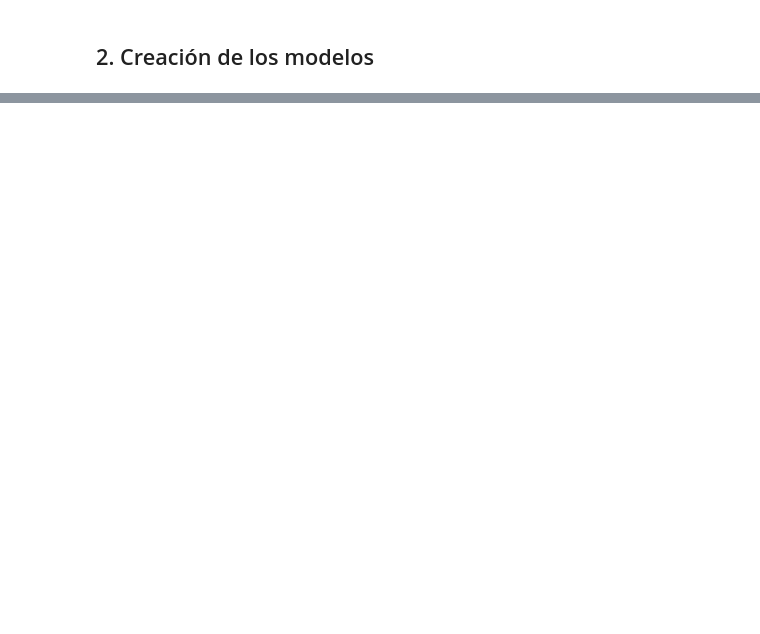
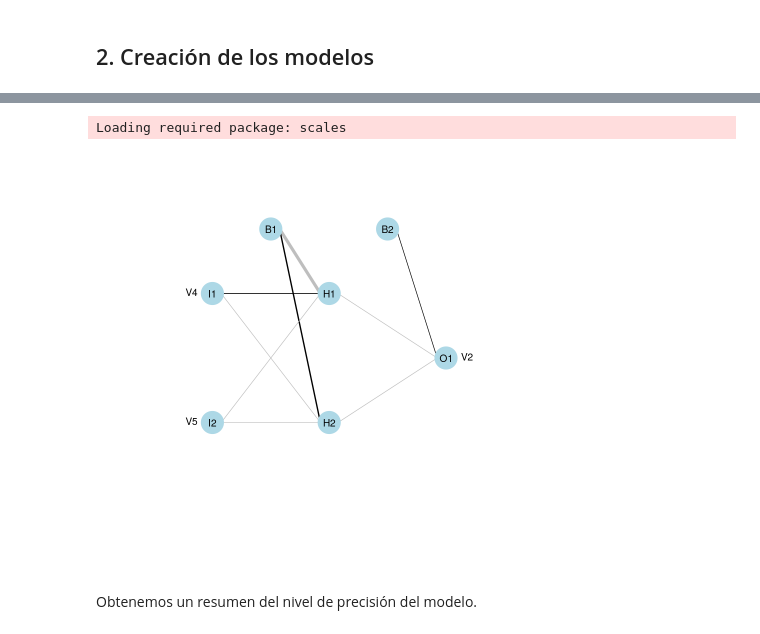
Before and after one commit to jcasasr/Libro-Mineria-de-datos, a Jupyter notebook: cap12/CH12EJ1-Redes-neuronales-R.ipynb, the cells around one changed output, grey strips where cells are left out. Drawn from its saved outputs; the diff is of its cells as text; code cells hidden in the pictures; blank space fills up the shorter version.

```diff
--- a/cap12/CH12EJ1-Redes-neuronales-R.ipynb
+++ b/cap12/CH12EJ1-Redes-neuronales-R.ipynb
@@ -139 +187,8 @@ attr(,"class")
+# %%
+plot.nnet(net.1)
+# %% [output]
+Loading required package: scales
+[figure, added]
+# %% [markdown]
+Obtenemos un resumen del nivel de precisión del modelo.
 # %%
```
Also changed, not shown: parts of 42 cells of this notebook, 2 other files.
